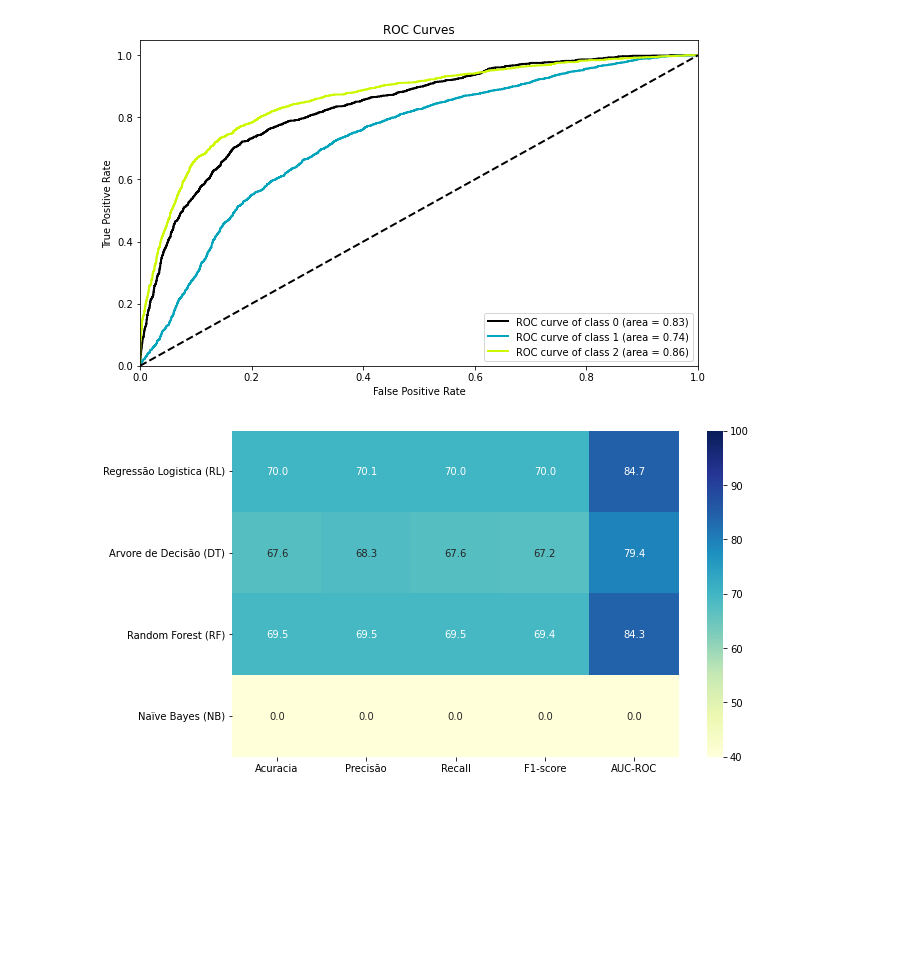
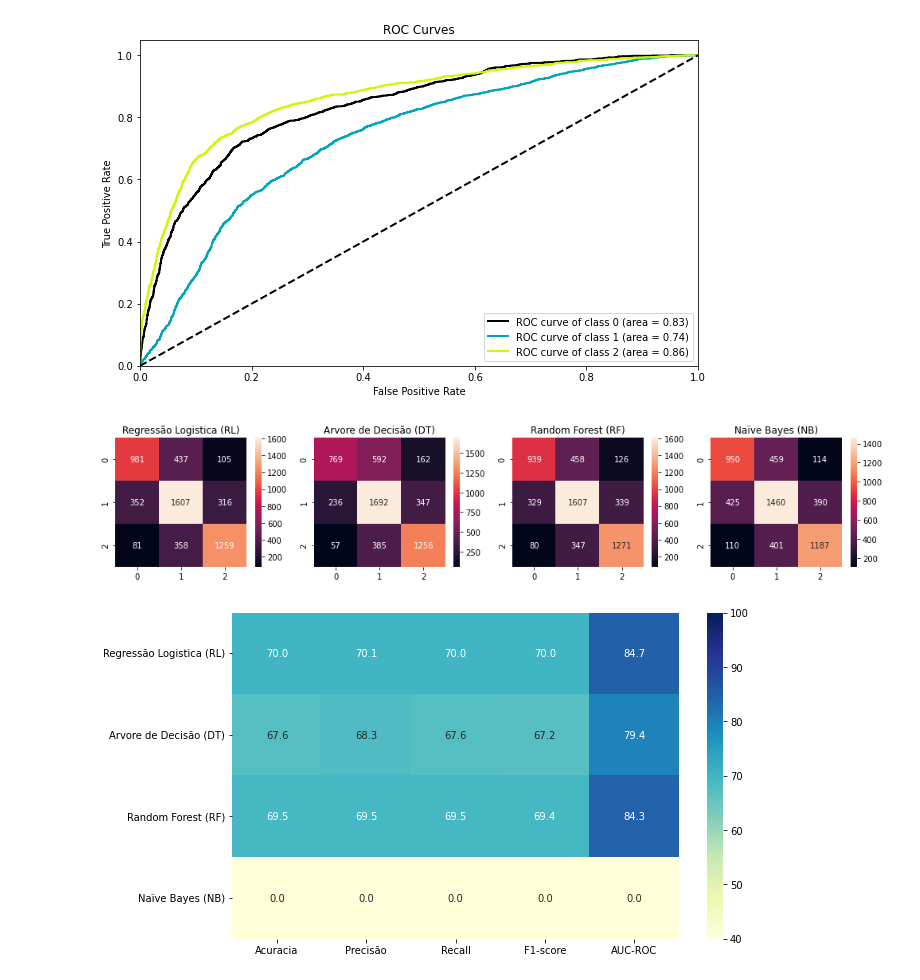
Before and after one commit to RNy7846/Analise_De_Sentiimento_Tweets, a Jupyter notebook: Analise_de_Sentimentos_do_Twitter.ipynb, the cells around one changed output. Cells and saved outputs as stored; diff of their text form; code cells hidden in the pictures; blank space fills up the shorter version.

```diff
--- a/Analise_de_Sentimentos_do_Twitter.ipynb
+++ b/Analise_de_Sentimentos_do_Twitter.ipynb
@@ -418,6 +418,49 @@ Relatório de classificação:
    macro avg       0.66      0.65      0.66      5496
 weighted avg       0.65      0.65      0.65      5496
 [figure]
+# %%
+labels=['Positivo','Negativo']
+def plot_cm(y_true, y_pred):
+    cm = confusion_matrix(y_true, y_pred, labels=np.unique(y_true))
+    cm_sum = np.sum(cm, axis=1, keepdims=True)
+    cm_perc = cm / cm_sum.astype(float) * 100
+    annot = np.empty_like(cm).astype(str)
+    nrows, ncols = cm.shape
+    for i in range(nrows):
+        for j in range(ncols):
+            c = cm[i, j]
+            p = cm_perc[i, j]
+            if i == j:
+                s = cm_sum[i]
+                annot[i, j] = '%.1f%%\n%d/%d' % (p, c, s)
+            elif c == 0:
+                annot[i, j] = ''
+            else:
+                annot[i, j] = '%.1f%%\n%d' % (p, c)
+    cm = pd.DataFrame(cm, index=np.unique(y_true), columns=np.unique(y_true))
+    cm.columns=labels
+    cm.index=labels
+    cm.index.name = 'Real'
+    cm.columns.name = 'Previsto'
+    sns.heatmap(cm, annot=annot, fmt='')
+
+def conf_mat_plot(all_models):
+    plt.figure(figsize=[14,3*math.ceil(len([all_models])/4)])
+
+    for i in range(len(all_models)):
+        if len(labels)<=4:
+            plt.subplot(1,4,i+1)
+        else:
+            plt.subplot(math.ceil(len(all_models)/2),2,i+1)
+        pred = all_models[i].predict(Test_X)
+        sns.heatmap(confusion_matrix(Test_Y, pred), annot=True, fmt='.0f')
+        plt.title(Evaluation_Results.index[i])
+    plt.tight_layout()
+    plt.show()
+
+conf_mat_plot([LR,DT,RF,NB])
+# %% [output]
+[figure, added]
 # %%
 sns.heatmap(Evaluation_Results, annot=True, vmin=40, vmax=100.0, cmap='YlGnBu', fmt='.1f')
 plt.show()
```
